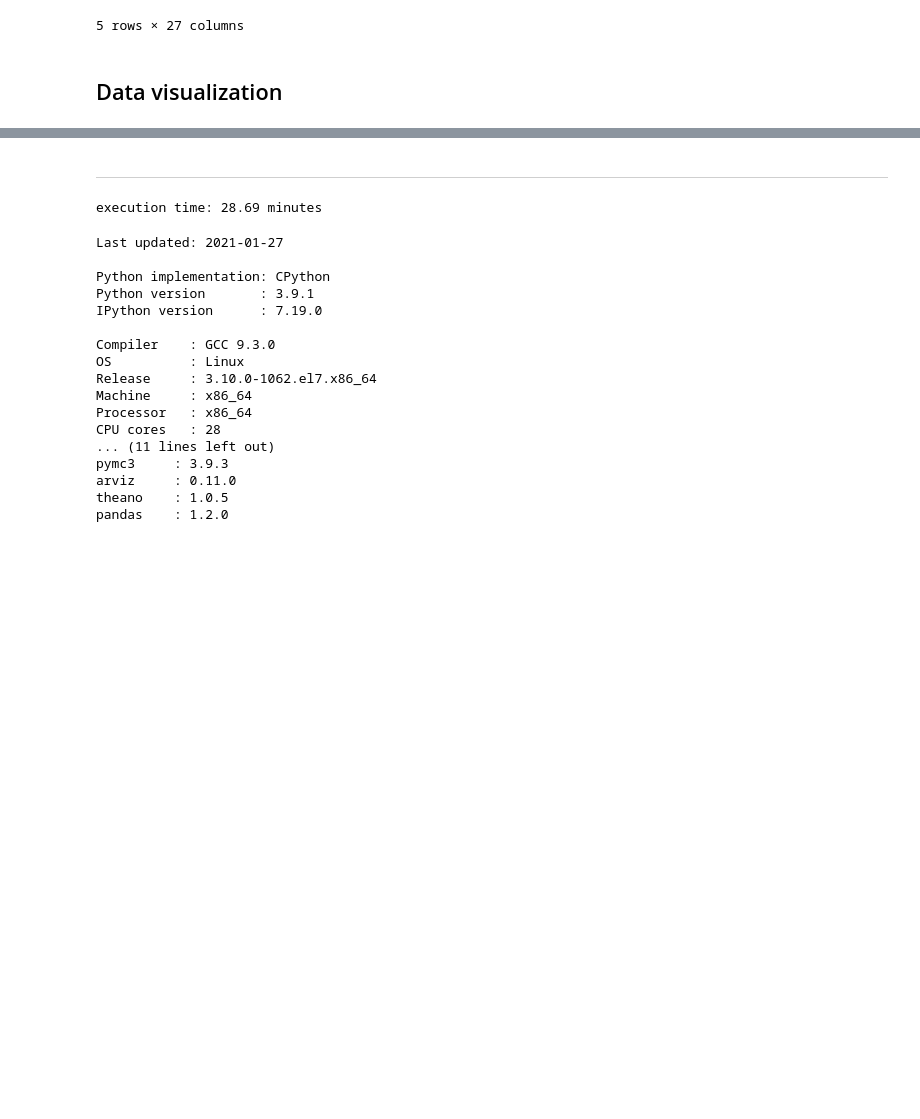
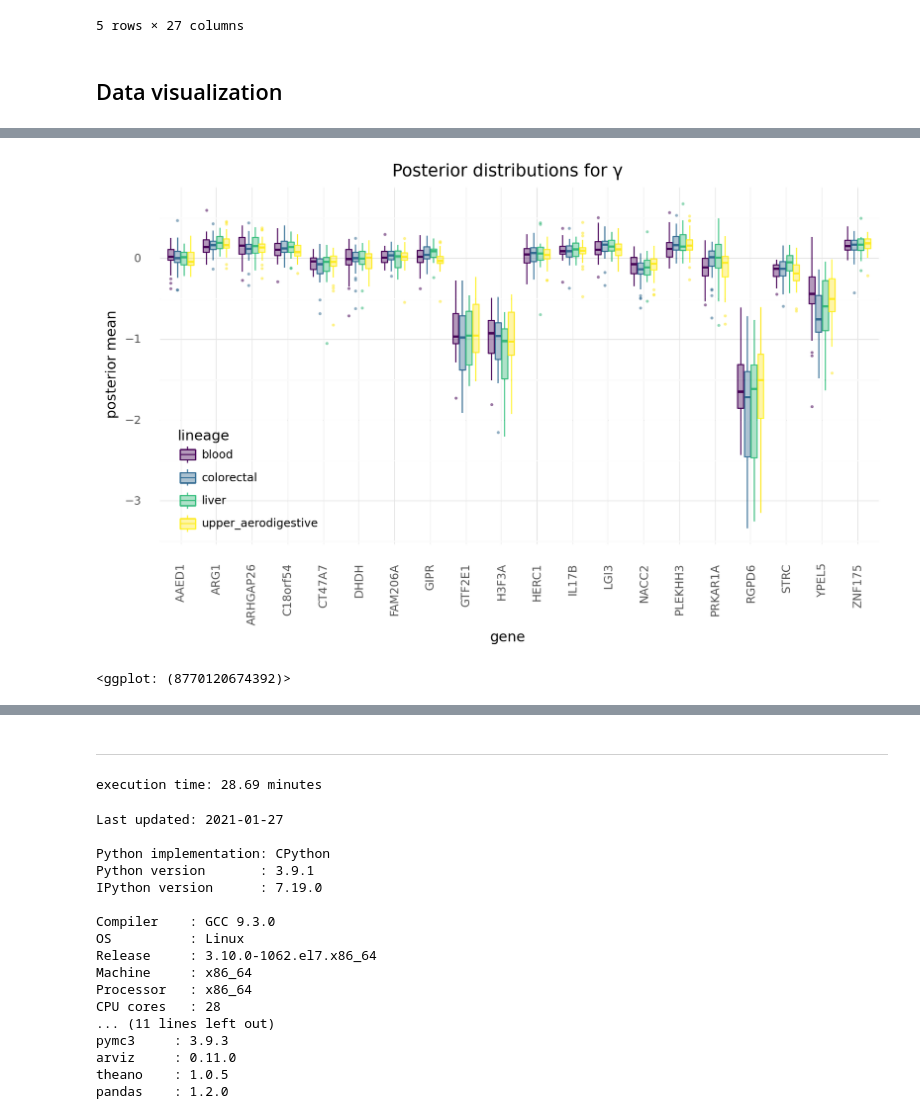
Before and after one commit to Kevin-Haigis-Lab/speclet, a Jupyter notebook: analysis/010_015_gene-lineage-hierarchical-matrix.ipynb, the cells around one changed output, grey strips where cells are left out. Saved outputs shown, nothing was run; the diff lists cells and outputs as text; code cells hidden in the pictures; blank space fills up the shorter version.

```diff
--- a/analysis/010_015_gene-lineage-hierarchical-matrix.ipynb
+++ b/analysis/010_015_gene-lineage-hierarchical-matrix.ipynb
@@ -167,0 +325,24 @@ plot_data = (
+# %%
+(
+    gg.ggplot(gamma_post_summary, gg.aes(x="hugo_symbol", y="mean"))
+    + gg.geom_boxplot(
+        gg.aes(color="lineage", fill="lineage"),
+        alpha=0.4,
+        outlier_alpha=0.4,
+        outlier_size=0.4,
+    )
+    + gg.theme(
+        figure_size=(10, 5),
+        axis_text_x=gg.element_text(angle=90),
+        legend_position=(0.22, 0.25),
+    )
+    + gg.labs(
+        x="gene",
+        y="posterior mean",
+        fill="lineage",
+        title="Posterior distributions for γ",
+    )
+)
+# %% [output]
+[figure, added]
+<ggplot: (8770120674392)>
```
Also changed, not shown: parts of 25 cells of this notebook, 6 other files.
